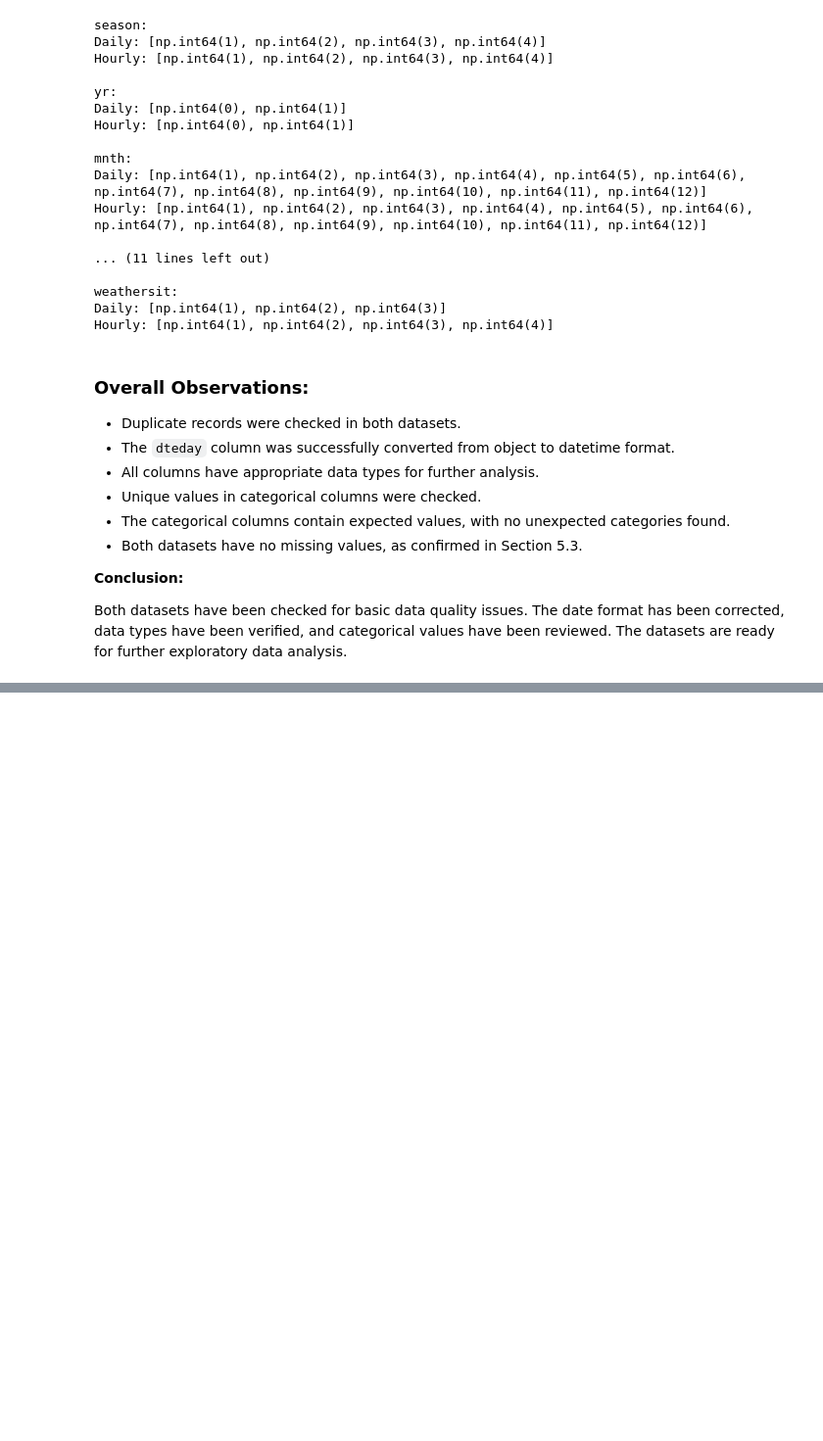
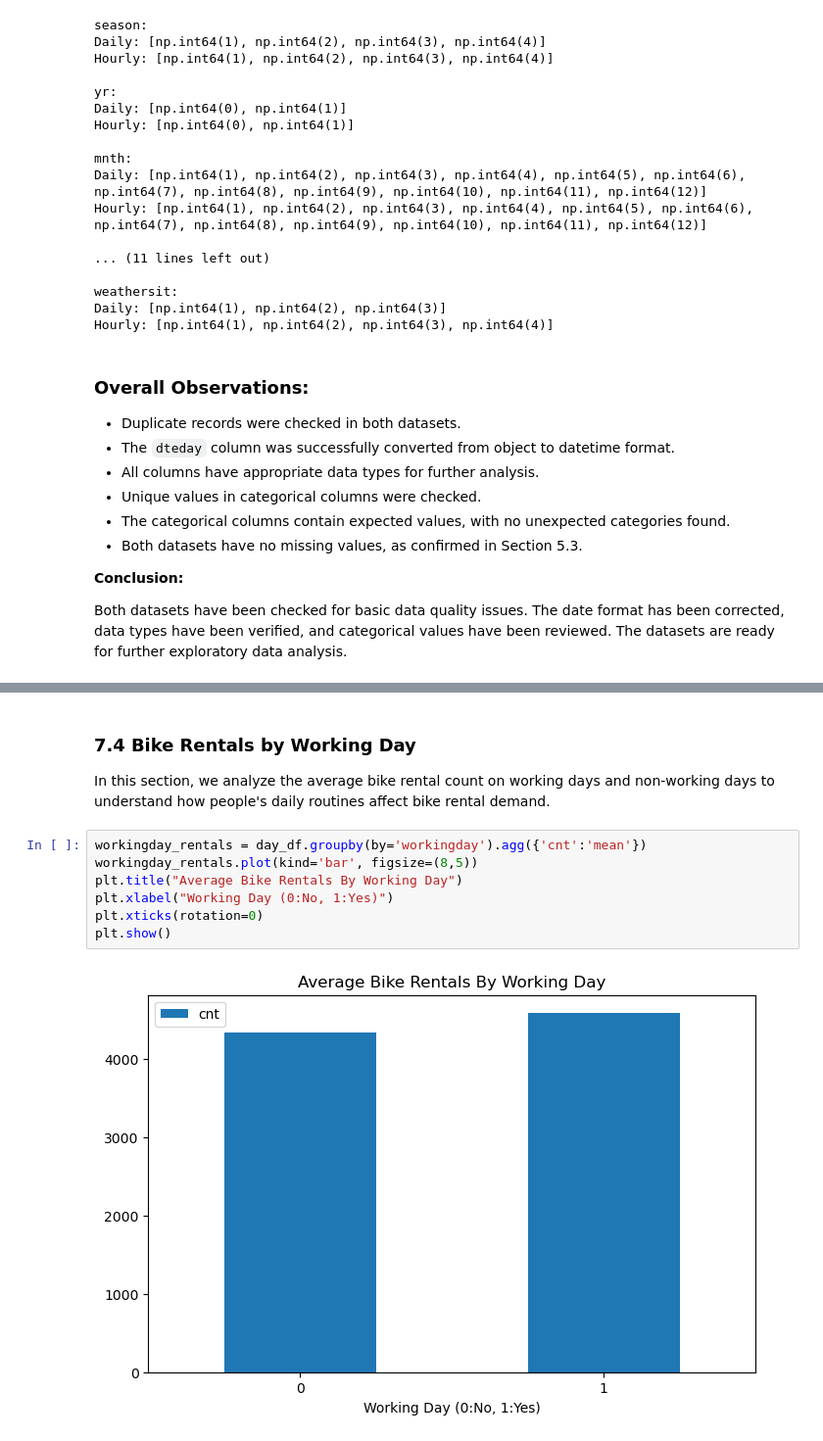
Before and after one commit to ChaitanyaGirase/Bike-Rental-Prediction, a Jupyter notebook: notebooks/bike_rental_analysis.ipynb, the cells around one changed output, grey strips where cells are left out. Shown at 98% size. Saved outputs shown, nothing was run; the diff lists cells and outputs as text; blank space fills up the shorter version.

```diff
--- a/notebooks/bike_rental_analysis.ipynb
+++ b/notebooks/bike_rental_analysis.ipynb
@@ -349,0 +526,13 @@ Both datasets have been checked for basic data quality issues. The date format h
+# %% [markdown]
+### 7.4 Bike Rentals by Working Day
+
+In this section, we analyze the average bike rental count on working days and non-working days to understand how people's daily routines affect bike rental demand.
+# %%
+workingday_rentals = day_df.groupby(by='workingday').agg({'cnt':'mean'})
+workingday_rentals.plot(kind='bar', figsize=(8,5))
+plt.title("Average Bike Rentals By Working Day")
+plt.xlabel("Working Day (0:No, 1:Yes)")
+plt.xticks(rotation=0)
+plt.show()
+# %% [output]
+[figure, added]
```
Also changed, not shown: parts of 50 cells of this notebook.
